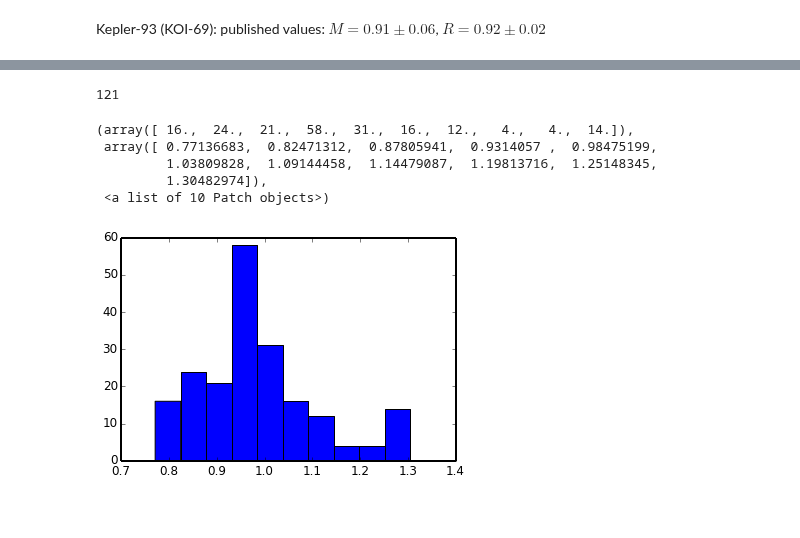
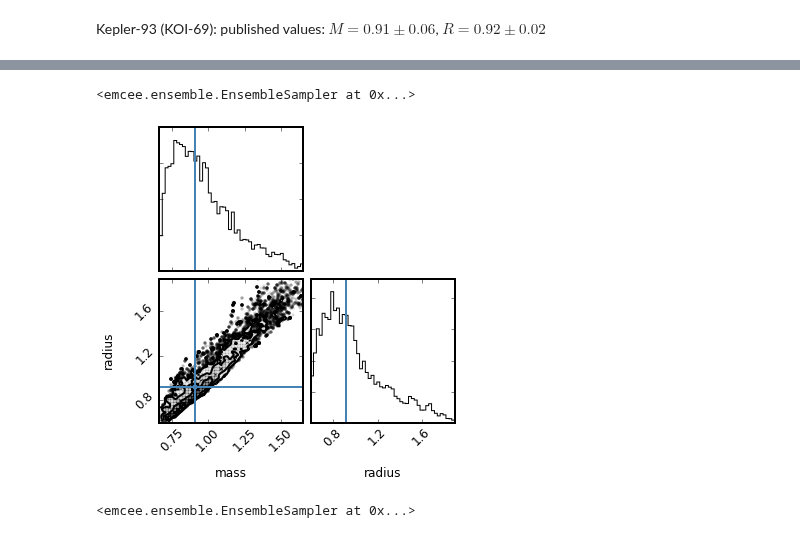
Before and after one commit to timothydmorton/isochrones, a Jupyter notebook: notebooks/demo.ipynb, the cells around one changed output, grey strips where cells are left out. Cells and saved outputs as stored; diff of their text form; code cells hidden in the pictures.

```diff
--- a/notebooks/demo.ipynb
+++ b/notebooks/demo.ipynb
@@ -226,13 +91,0 @@ import numpy.random as rand
-# %%
-wokinds = np.where(smod.sampler.naccepted/smod.sampler.iterations > 0.15)[0]
-print len(wokinds)
-inds = rand.randint(len(wokinds),size=200)
-hist(smod.sampler.chain[wokinds[inds],:,:].mean(axis=1)[:,0])
-# %% [output]
-121
-(array([ 16.,  24.,  21.,  58.,  31.,  16.,  12.,   4.,   4.,  14.]),
- array([ 0.77136683,  0.82471312,  0.87805941,  0.9314057 ,  0.98475199,
-         1.03809828,  1.09144458,  1.14479087,  1.19813716,  1.25148345,
-         1.30482974]),
- <a list of 10 Patch objects>)
-[figure, removed]
@@ -242,0 +92,14 @@ dists.Hist_Distribution?
+# %%
+smod_phot = StarModel(dar,**mags)
+smod_phot.fit_mcmc()
+# %% [output]
+<emcee.ensemble.EnsembleSampler at 0x...>
+# %%
+smod_phot.triangle(params=['mass','radius'], truths=[0.91,0.92]);
+# %% [output]
+[figure, added]
+# %%
+smod_spec = StarModel(dar,**specprops)
+smod_spec.fit_mcmc()
+# %% [output]
+<emcee.ensemble.EnsembleSampler at 0x...>
```
Also changed, not shown: parts of 35 cells of this notebook, 1 other file.
